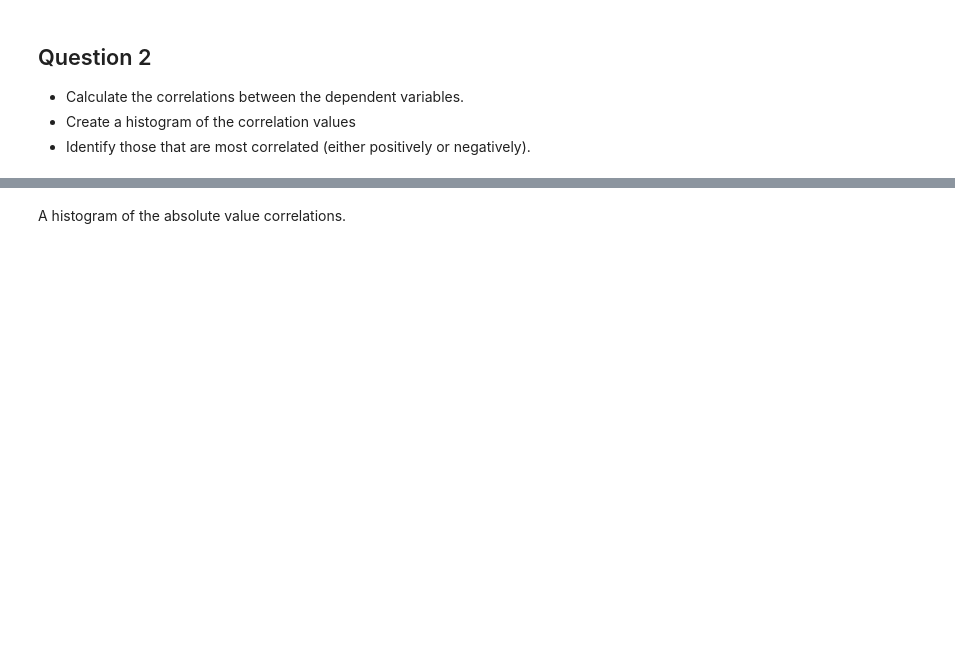
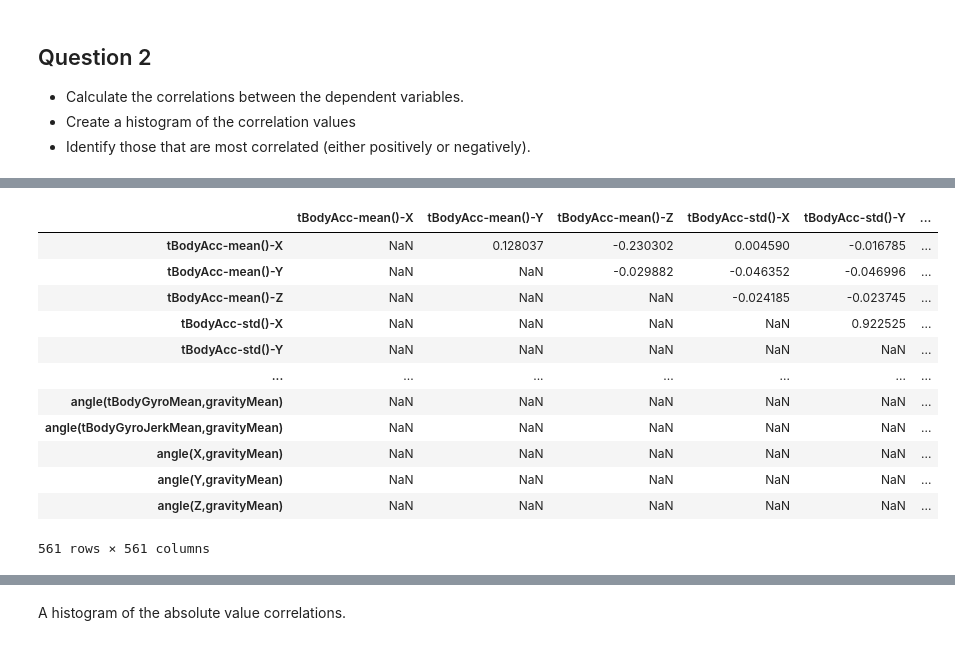
Before and after one commit to Hrithik2212/IBM-Machine-Learning-Course, a Jupyter notebook: Supervised Learning - Classification/Logistic Regression/03a_LAB_Logistic_Regression_Error_Metrics.ipynb, the cells around one changed output, grey strips where cells are left out. Cells and saved outputs as stored; diff of their text form; code cells hidden in the pictures; blank space fills up the shorter version.

```diff
--- a/Supervised Learning - Classification/Logistic Regression/03a_LAB_Logistic_Regression_Error_Metrics.ipynb
+++ b/Supervised Learning - Classification/Logistic Regression/03a_LAB_Logistic_Regression_Error_Metrics.ipynb
@@ -97,3 +122,21 @@ Name: Activity, dtype: int32
+# %%
+for coord in zip(*tril_index):
+    corr_values.iloc[coord[0], coord[1]] = np.NaN
+corr_values
+# %% [output]
+|  | tBodyAcc-mean()-X | tBodyAcc-mean()-Y | tBodyAcc-mean()-Z | tBodyAcc-std()-X | tBodyAcc-std()-Y | ... |
+| tBodyAcc-mean()-X | NaN | 0.128037 | -0.230302 | 0.004590 | -0.016785 | ... |
+| tBodyAcc-mean()-Y | NaN | NaN | -0.029882 | -0.046352 | -0.046996 | ... |
+| tBodyAcc-mean()-Z | NaN | NaN | NaN | -0.024185 | -0.023745 | ... |
+| tBodyAcc-std()-X | NaN | NaN | NaN | NaN | 0.922525 | ... |
+| tBodyAcc-std()-Y | NaN | NaN | NaN | NaN | NaN | ... |
+| ... | ... | ... | ... | ... | ... | ... |
+| angle(tBodyGyroMean,gravityMean) | NaN | NaN | NaN | NaN | NaN | ... |
+| angle(tBodyGyroJerkMean,gravityMean) | NaN | NaN | NaN | NaN | NaN | ... |
+| angle(X,gravityMean) | NaN | NaN | NaN | NaN | NaN | ... |
+| angle(Y,gravityMean) | NaN | NaN | NaN | NaN | NaN | ... |
+| angle(Z,gravityMean) | NaN | NaN | NaN | NaN | NaN | ... |
+561 rows × 561 columns
 # %%
 ### BEGIN SOLUTION
 # Calculate the correlation values
```
Also changed, not shown: parts of 6 cells of this notebook, 2 other files.
